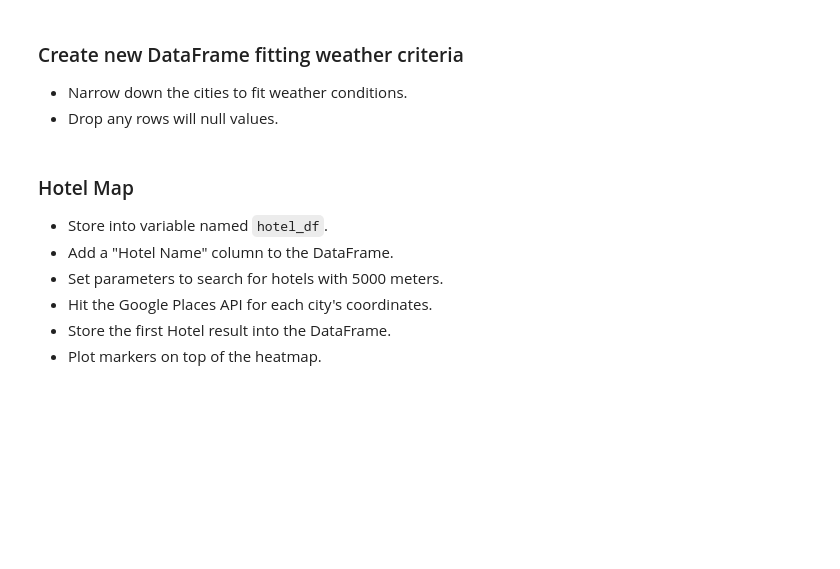
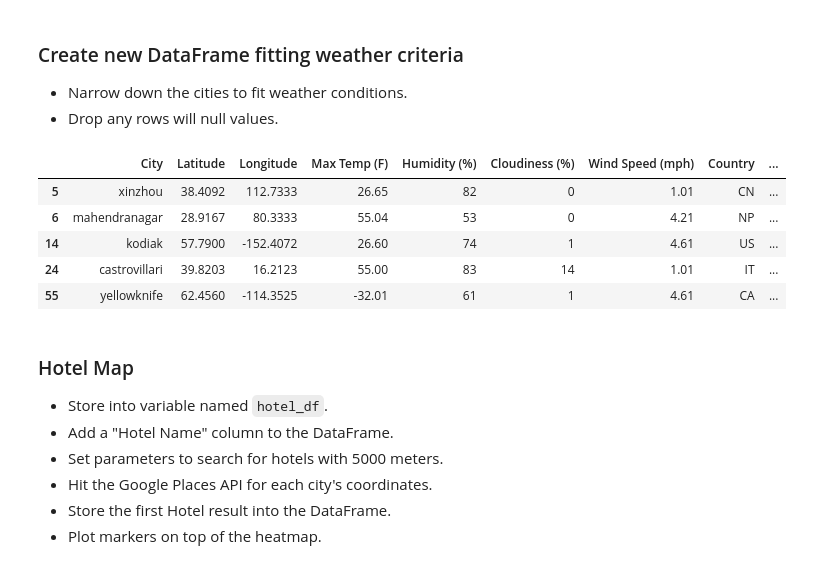
Before and after one commit to gucaselo/python-api, a Jupyter notebook: VacationPy/VacationPy.ipynb, the cells around one changed output. Drawn from its saved outputs; the diff is of its cells as text; code cells hidden in the pictures; blank space fills up the shorter version.

```diff
--- a/VacationPy/VacationPy.ipynb
+++ b/VacationPy/VacationPy.ipynb
@@ -50,6 +69,20 @@ weatherpy_df.head(20)
 ### Create new DataFrame fitting weather criteria
 * Narrow down the cities to fit weather conditions.
 * Drop any rows will null values.
+# %%
+#ideal_temp =
+ideal_weather_df = weatherpy_df[(weatherpy_df['Max Temp (F)'] <= 60) &
+                                (weatherpy_df['Max Temp (F)'] <= 70) &
+                                (weatherpy_df['Wind Speed (mph)'] <= 10) &
+                                (weatherpy_df['Cloudiness (%)'] <= 25)]
+ideal_weather_df.head()
+# %% [output]
+|  | City | Latitude | Longitude | Max Temp (F) | Humidity (%) | Cloudiness (%) | Wind Speed (mph) | Country | ... |
+| 5 | xinzhou | 38.4092 | 112.7333 | 26.65 | 82 | 0 | 1.01 | CN | ... |
+| 6 | mahendranagar | 28.9167 | 80.3333 | 55.04 | 53 | 0 | 4.21 | NP | ... |
+| 14 | kodiak | 57.7900 | -152.4072 | 26.60 | 74 | 1 | 4.61 | US | ... |
+| 24 | castrovillari | 39.8203 | 16.2123 | 55.00 | 83 | 14 | 1.01 | IT | ... |
+| 55 | yellowknife | 62.4560 | -114.3525 | -32.01 | 61 | 1 | 4.61 | CA | ... |
 # %% [markdown]
 ### Hotel Map
 * Store into variable named `hotel_df`.
```
Also changed, not shown: parts of 6 cells of this notebook, 2 other files.
